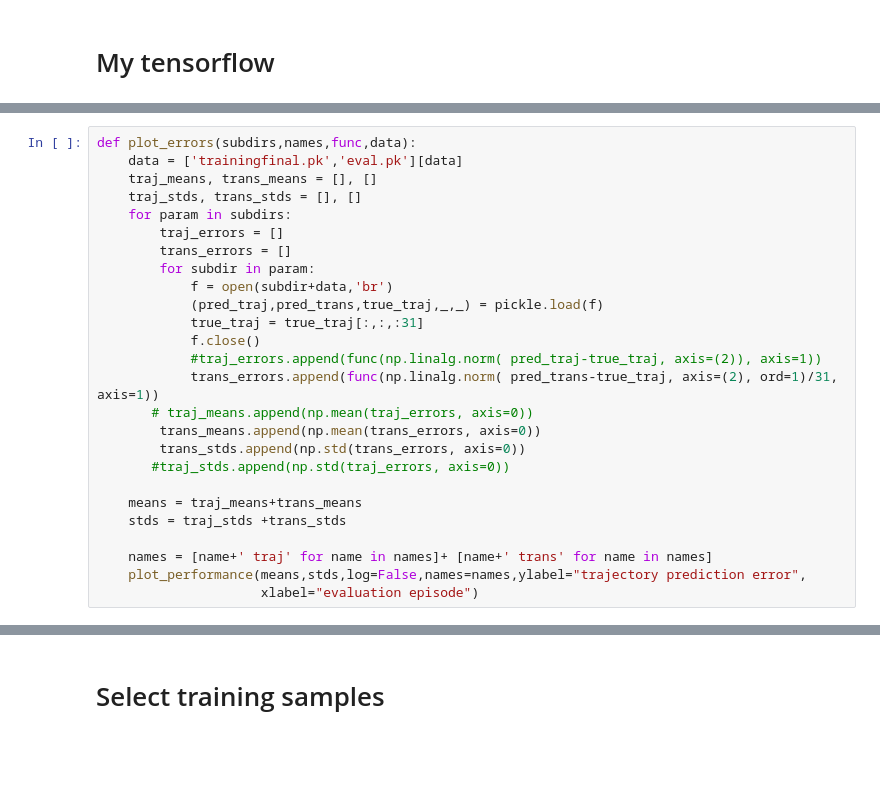
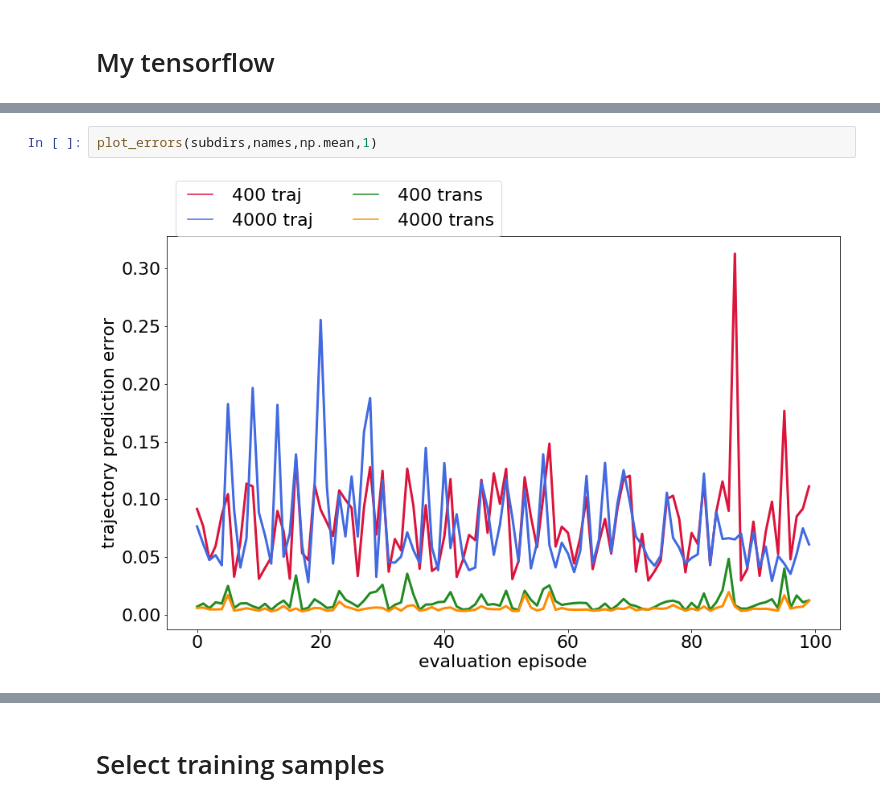
Before and after one commit to TimotheeAnne/stage-m2, a Jupyter notebook: scrip-test/plotter.ipynb, the cells around one changed output, grey strips where cells are left out. Drawn from its saved outputs; the diff is of its cells as text; blank space fills up the shorter version.

```diff
--- a/scrip-test/plotter.ipynb
+++ b/scrip-test/plotter.ipynb
@@ -163,26 +263,0 @@ def plot_pred(subdir,data, j, Tmax, Pmax):
-# %%
-def plot_errors(subdirs,names,func,data):
-    data = ['trainingfinal.pk','eval.pk'][data]
-    traj_means, trans_means = [], []
-    traj_stds, trans_stds = [], []
-    for param in subdirs:
-        traj_errors = []
-        trans_errors = []
-        for subdir in param:
-            f = open(subdir+data,'br')
-            (pred_traj,pred_trans,true_traj,_,_) = pickle.load(f)
-            true_traj = true_traj[:,:,:31]
-            f.close()
-            #traj_errors.append(func(np.linalg.norm( pred_traj-true_traj, axis=(2)), axis=1))
-            trans_errors.append(func(np.linalg.norm( pred_trans-true_traj, axis=(2), ord=1)/31, axis=1))
-       # traj_means.append(np.mean(traj_errors, axis=0))
-        trans_means.append(np.mean(trans_errors, axis=0))
-        trans_stds.append(np.std(trans_errors, axis=0))
-       #traj_stds.append(np.std(traj_errors, axis=0))
-
-    means = traj_means+trans_means
-    stds = traj_stds +trans_stds
-
-    names = [name+' traj' for name in names]+ [name+' trans' for name in names]
-    plot_performance(means,stds,log=False,names=names,ylabel="trajectory prediction error",
-                     xlabel="evaluation episode")
@@ -195 +287,5 @@ names = ["norm","unnorm"]
+# %%
+plot_errors(subdirs,names,np.mean,1)
+# %% [output]
+[figure, added]
 # %%
```
Also changed, not shown: parts of 18 cells of this notebook, 4 other files.
